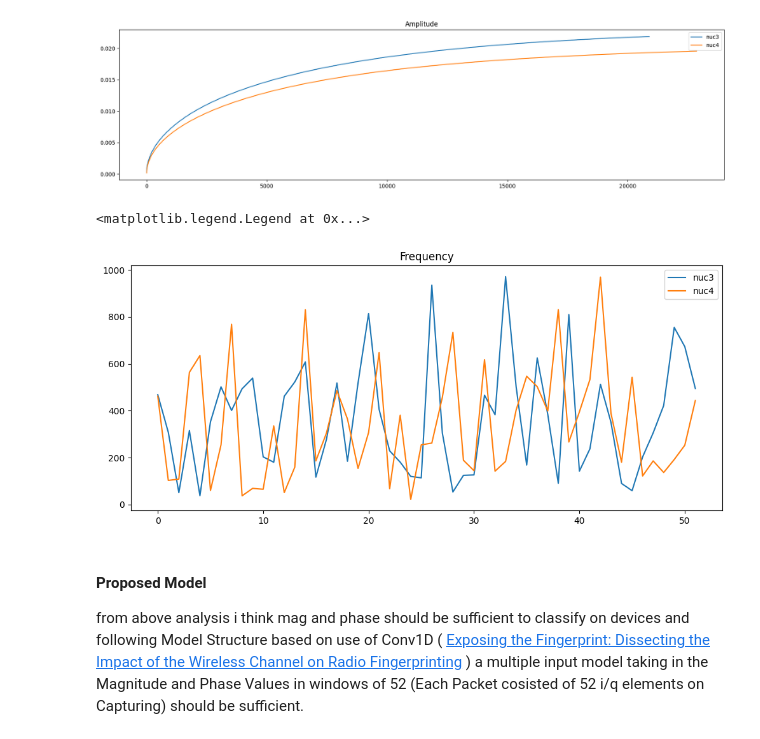
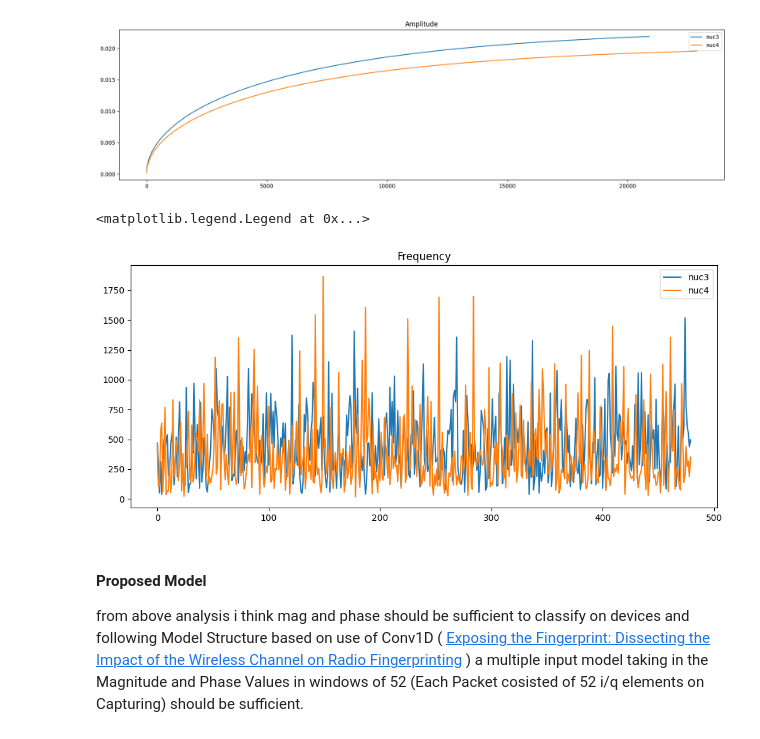
Before and after one commit to XueShannon/AISECLAB_O-RAN, a Jupyter notebook: POWDER/GNURADIO/AnalysisCSI.ipynb, the cells around one changed output. Cells and saved outputs as stored; diff of their text form; code cells hidden in the pictures.

```diff
--- a/POWDER/GNURADIO/AnalysisCSI.ipynb
+++ b/POWDER/GNURADIO/AnalysisCSI.ipynb
@@ -92,25 +92,25 @@ plt.legend()
 # %%
 nuc3_freq_data = np.fft.fft(nuc3_cons)
 samp_rate = 10e6
 num_samples = len(nuc3_cons)
 nuc3_freq_bins = np.fft.fftfreq(num_samples, d = 1/num_samples)
 
 nuc4_freq_data = np.fft.fft(nuc4_cons)
 samp_rate = 10e6
 num_samples = len(nuc4_cons)
 nuc4_freq_bins = np.fft.fftfreq(num_samples, d = 1/num_samples)
 
 
 # plt.title('Frequency')
 plt.figure(figsize=(12,5))
 # plt.figure(figsize=(12,5))
 plt.title('Frequency')
-plt.plot(nuc3_freq_bins[:52],np.abs(nuc3_freq_data)[:52],label='nuc3')
-plt.plot(nuc4_freq_bins[:52],np.abs(nuc4_freq_data)[:52],label='nuc4')
+plt.plot(nuc3_freq_bins[:480],np.abs(nuc3_freq_data)[:480],label='nuc3')
+plt.plot(nuc4_freq_bins[:480],np.abs(nuc4_freq_data)[:480],label='nuc4')
 plt.legend()
 # %% [output]
 <matplotlib.legend.Legend at 0x...>
-[figure, old version]
+[figure, new version]
 # %% [markdown]
 #### Proposed Model
 
```
Also changed, not shown: parts of 7 cells of this notebook.
